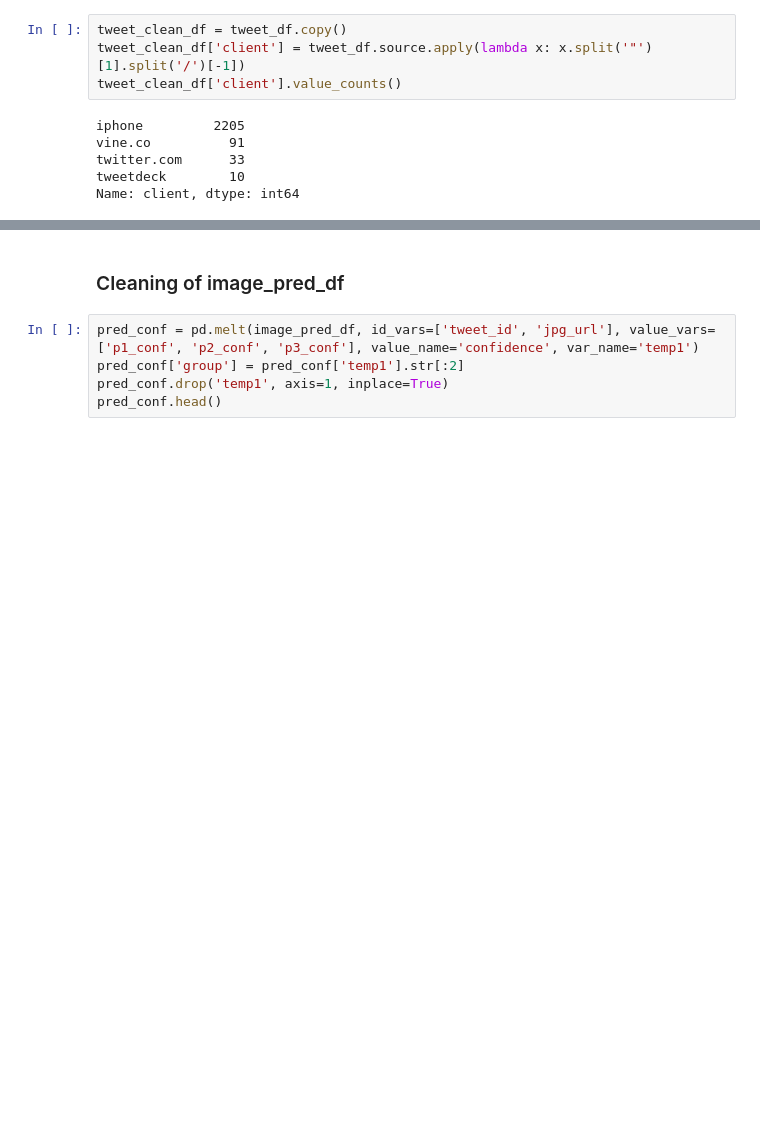
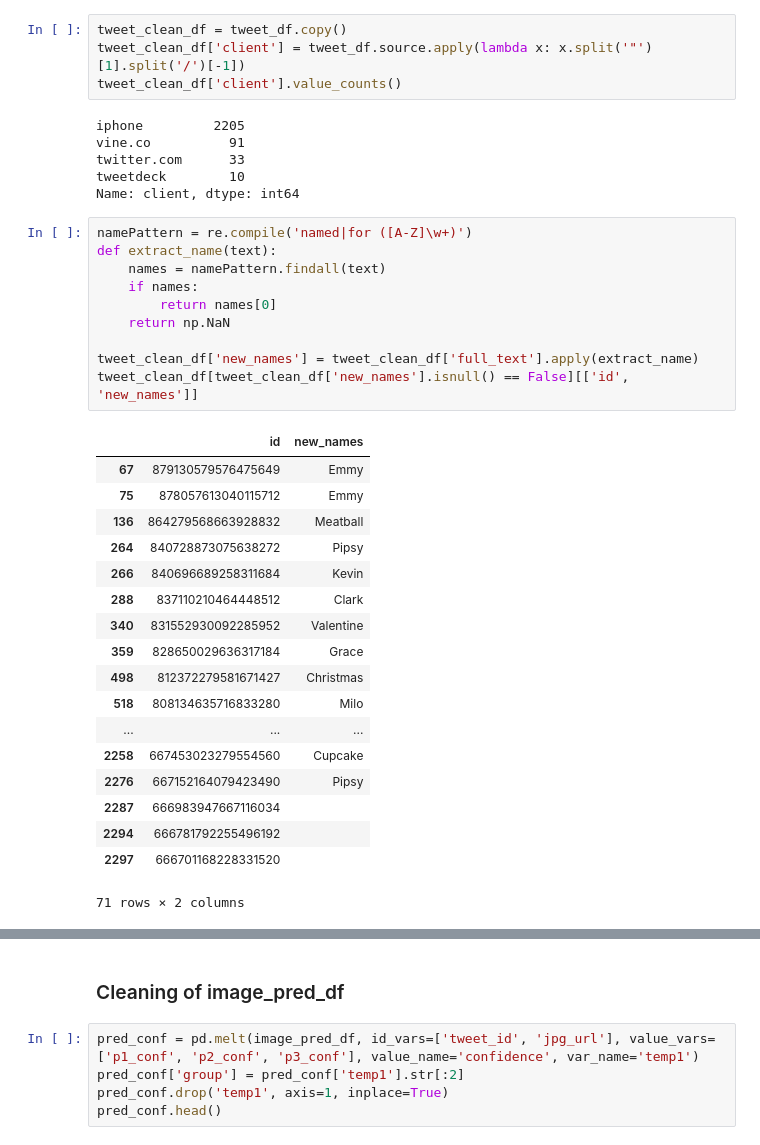
Before and after one commit to marcusholmgren/wrangle-weratedogs, a Jupyter notebook: wrangle_act.ipynb, the cells around one changed output, grey strips where cells are left out. Saved outputs shown, nothing was run; the diff lists cells and outputs as text; blank space fills up the shorter version.

```diff
--- a/wrangle_act.ipynb
+++ b/wrangle_act.ipynb
@@ -591,6 +594,35 @@ vine.co          91
 twitter.com      33
 tweetdeck        10
 Name: client, dtype: int64
+# %%
+namePattern = re.compile('named|for ([A-Z]\w+)')
+def extract_name(text):
+    names = namePattern.findall(text)
+    if names:
+        return names[0]
+    return np.NaN
+
+tweet_clean_df['new_names'] = tweet_clean_df['full_text'].apply(extract_name)
+tweet_clean_df[tweet_clean_df['new_names'].isnull() == False][['id', 'new_names']]
+# %% [output]
+|  | id | new_names |
+| 67 | 879130579576475649 | Emmy |
+| 75 | 878057613040115712 | Emmy |
+| 136 | 864279568663928832 | Meatball |
+| 264 | 840728873075638272 | Pipsy |
+| 266 | 840696689258311684 | Kevin |
+| 288 | 837110210464448512 | Clark |
+| 340 | 831552930092285952 | Valentine |
+| 359 | 828650029636317184 | Grace |
+| 498 | 812372279581671427 | Christmas |
+| 518 | 808134635716833280 | Milo |
+| ... | ... | ... |
+| 2258 | 667453023279554560 | Cupcake |
+| 2276 | 667152164079423490 | Pipsy |
+| 2287 | 666983947667116034 |  |
+| 2294 | 666781792255496192 |  |
+| 2297 | 666701168228331520 |  |
+71 rows × 2 columns
 # %%
 columns_to_drop = ['contributors', 'coordinates', 'created_at', 'display_text_range',
        'entities', 'extended_entities', 'favorited',
```
Also changed, not shown: parts of 3 cells of this notebook.
